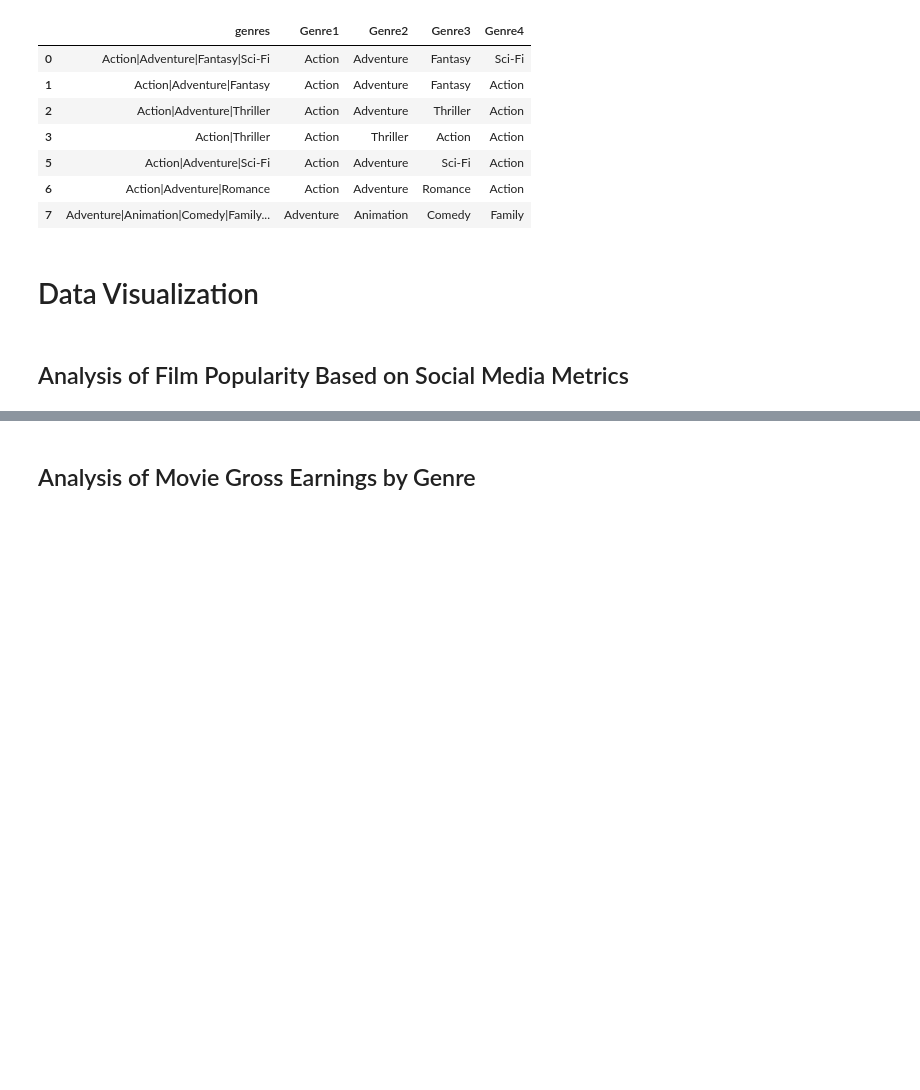
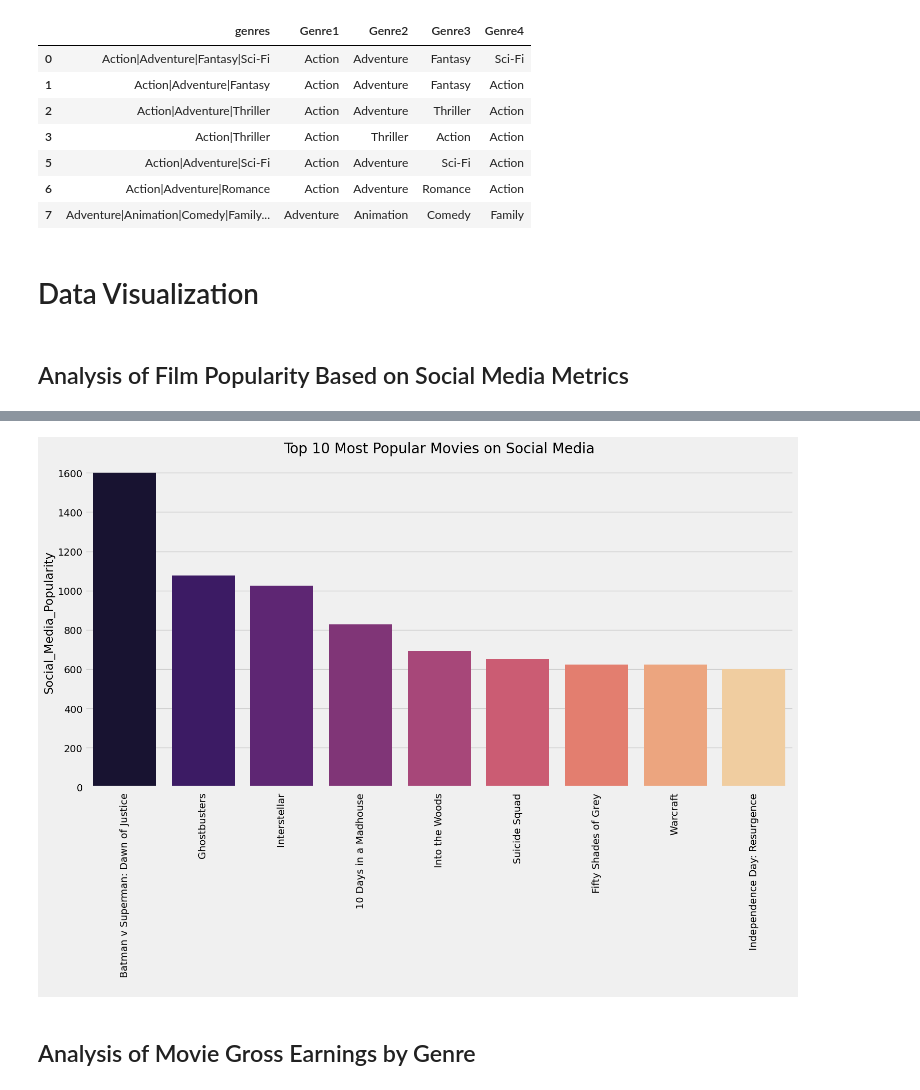
Before and after one commit to ayaramis/DataScience, a Jupyter notebook: recommendation_system/Movie Dataset EDA & Recommendation Engine 13.03.2024.ipynb, the cells around one changed output, grey strips where cells are left out. Drawn from its saved outputs; the diff is of its cells as text; code cells hidden in the pictures; blank space fills up the shorter version.

```diff
--- a/recommendation_system/Movie Dataset EDA & Recommendation Engine 13.03.2024.ipynb
+++ b/recommendation_system/Movie Dataset EDA & Recommendation Engine 13.03.2024.ipynb
@@ -334,3 +334,12 @@ data[['genres', 'Genre1', 'Genre2', 'Genre3', 'Genre4']].head(7)
 # Data Visualization
 # %% [markdown]
 ## Analysis of Film Popularity Based on Social Media Metrics
+# %%
+data['Social_Media_Popularity'] = (
+    data['num_user_for_reviews'] /
+    data['num_voted_users']) * data['movie_facebook_likes']
+# %%
+x = data[['movie_title', 'Social_Media_Popularity'
+          ]].sort_values(by='Social_Media_Popularity',
+                         ascending=False).head(10).reset_index()
+print(x)
@@ -337,2 +358,13 @@ data[['genres', 'Genre1', 'Genre2', 'Genre3', 'Genre4']].head(7)
+# %%
+sns.barplot(x='movie_title',
+            y='Social_Media_Popularity',
+            data=x,
+            palette='magma')
+plt.title('Top 10 Most Popular Movies on Social Media', fontsize=20)
+plt.xticks(rotation=90, fontsize=14)
+plt.xlabel(' ')
+plt.show()
+# %% [output]
+[figure, added]
 # %% [markdown]
 ## Analysis of Movie Gross Earnings by Genre
```
Also changed, not shown: parts of 11 cells of this notebook.
